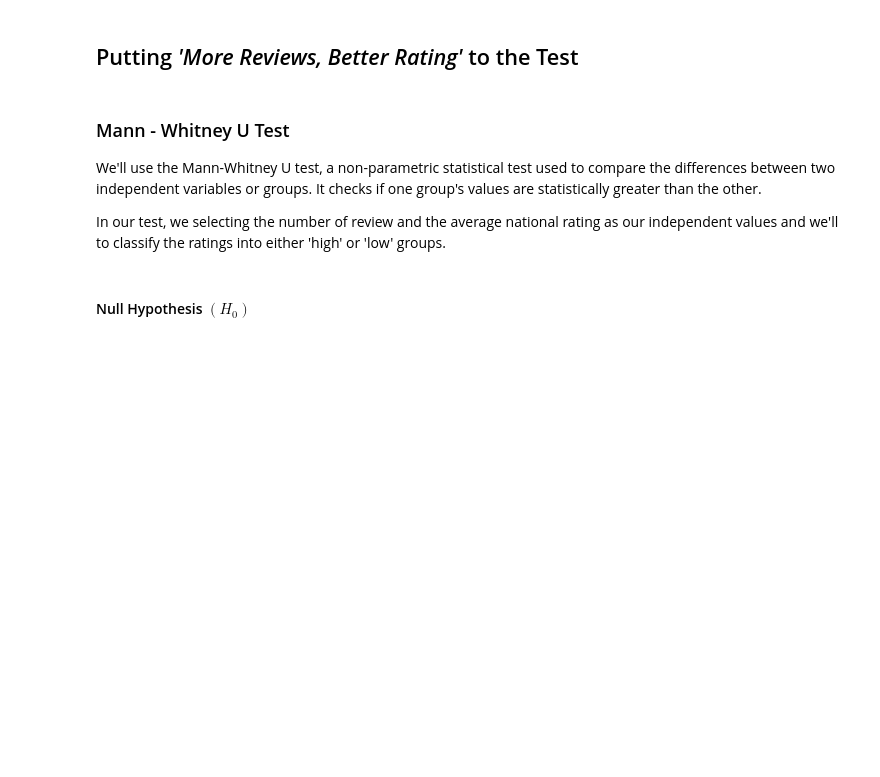
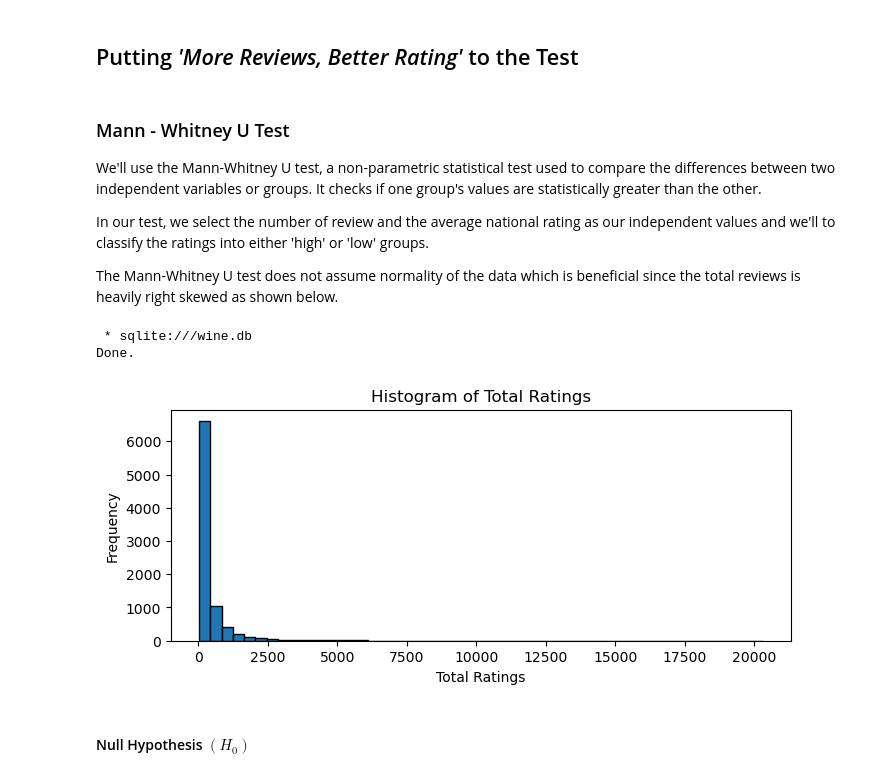
Before and after one commit to JGundisalvus/portfolio, a Jupyter notebook: wine_ratings/wine_analysis.ipynb, the cells around one changed output. Saved outputs shown, nothing was run; the diff lists cells and outputs as text; code cells hidden in the pictures; blank space fills up the shorter version.

```diff
--- a/wine_ratings/wine_analysis.ipynb
+++ b/wine_ratings/wine_analysis.ipynb
@@ -118,7 +106,27 @@ For now, we will move forward with testing if there is a significant statistical
 ### Mann - Whitney U Test
 We'll use the Mann-Whitney U test, a non-parametric statistical test used to compare the differences between two independent variables or groups. It checks if one group's values are statistically greater than the other.
 
-In our test, we selecting the number of review and the average national rating as our independent values and we'll to classify the ratings into either 'high' or 'low' groups.
+In our test, we select the number of review and the average national rating as our independent values and we'll to classify the ratings into either 'high' or 'low' groups.
+
+The Mann-Whitney U test does not assume normality of the data which is beneficial since the total reviews is heavily right skewed as shown below.
+# %%
+query  = '''
+    SELECT
+    NumberOfRatings as total_ratings
+    FROM red_wine
+    ORDER BY total_ratings
+'''
+result = %sql {query}
+df = result.DataFrame()
+df['total_ratings'].plot.hist(bins=50, edgecolor= 'black', figsize=(8, 3))
+plt.title('Histogram of Total Ratings')
+plt.xlabel('Total Ratings')
+plt.ylabel('Frequency')
+plt.show()
+# %% [output]
+ * sqlite:///wine.db
+Done.
+[figure, added]
 # %% [markdown]
 #### Null Hypothesis $(H_0)$
 # %% [markdown]
```
Also changed, not shown: parts of 20 cells of this notebook.
